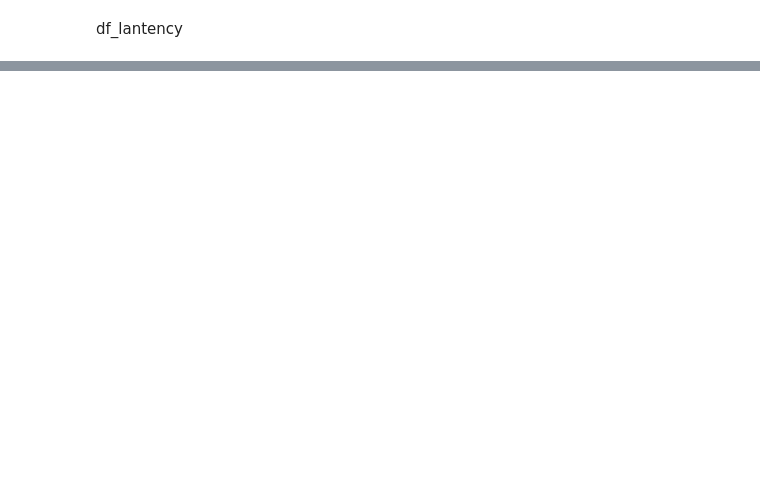
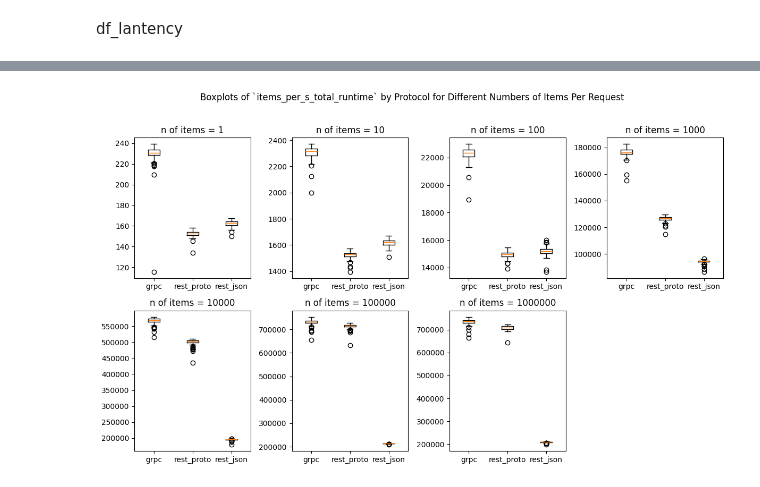
Before and after one commit to haochencoding/benchmark_grpc_proto_rest_json, a Jupyter notebook: data_analysis.ipynb, the cells around one changed output, grey strips where cells are left out. Drawn from its saved outputs; the diff is of its cells as text; code cells hidden in the pictures; blank space fills up the shorter version.

Commit message:
Create visualization box plots

```diff
--- a/data_analysis.ipynb
+++ b/data_analysis.ipynb
@@ -118,0 +285,4 @@ df_lantency
+# %%
+boxplots_by_size(df_latency, protocols=['grpc', 'rest_proto', 'rest_json'], col='items_per_s_total_runtime')
+# %% [output]
+[figure, added]
```
Also changed, not shown: parts of 11 cells of this notebook.
